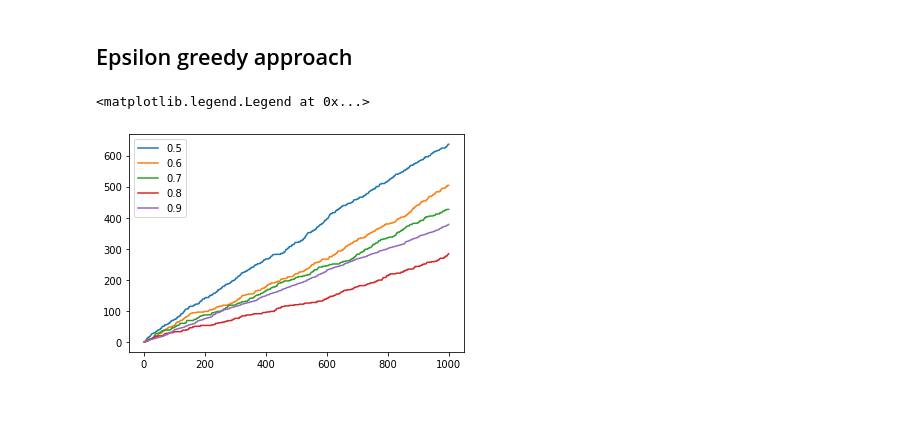
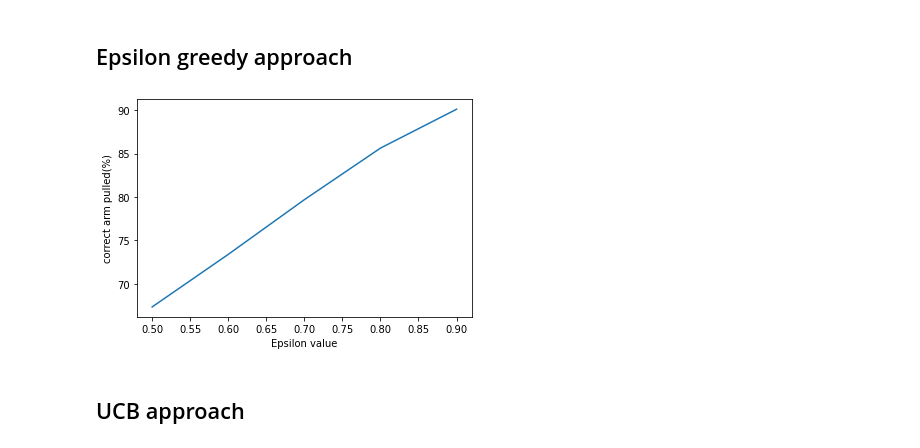
Before and after one commit to AnkurSatya/Multi-agent-systems, a Jupyter notebook: 4/Bandit_problem.ipynb, the cells around one changed output. Cells and saved outputs as stored; diff of their text form; code cells hidden in the pictures; blank space fills up the shorter version.

```diff
--- a/4/Bandit_problem.ipynb
+++ b/4/Bandit_problem.ipynb
@@ -75,37 +113,36 @@ class MultiArmedBandit:
 num_arms = 5
 means = np.random.uniform(0, 6, num_arms)
 stds = [1]*num_arms
+num_experiments = 100
+num_iterations = 1000
 
 strategy="epsilon_greedy"
-num_experiments = 100
-num_iterations = 1000
 eps_values = 0.5 + 0.1 * np.arange(0, 5)
 
 expected_regret_cumsum_values = dict()
+expected_lai_robbins_values = dict()
+correct_arms_pulled = dict()
 
 multi_bandit = MultiArmedBandit(num_arms=num_arms, means=means, stds=stds)
 
 for eps in eps_values:
     all_exps_regret_cumsum = []
+    all_exps_lai_robbins = []
+    all_exps_correct_arms_pulled = []
     for num_exp in range(1, num_experiments+1):
         for i in range(num_iterations):
             multi_bandit.sample(multi_bandit.action_selection(strategy=strategy, eps=eps))
 
-            expected_regret_cumsum_values[eps] = multi_bandit.get_regret_cumsum()
+        all_exps_regret_cumsum.append(multi_bandit.get_regret_cumsum())
+        all_exps_lai_robbins.append(multi_bandit.get_lai_robbins_values())
 
-#         if num_exp == 1:
-#             new_expected_regret_cumsum = new_regret_cumsum
-#         else:
-#             new_expected_regret_cumsum = [1.0*(old_mean*(num_exp-1) + new_val)/num_exp for new_val,
-#                                           old_mean in zip(new_regret_cumsum,
-#                                                           expected_regret_cumsum_values[eps])]
+        all_exps_correct_arms_pulled.append(round(
+            100.0*multi_bandit.arms_pulled[multi_bandit.optimal_action]/num_iterations, 2))
+        multi_bandit.reset()
 
-        multi_bandit.reset()
+    all_exps_regret_cumsum = np.array(all_exps_regret_cumsum)
+    all_exps_lai_robbins = np.array(all_exps_lai_robbins)
+
+    expected_regret_cumsum_values[eps] = np.mean(all_exps_regret_cumsum, axis=0)
+    expected_lai_robbins_values[eps] = np.mean(all_exps_lai_robbins, axis=0)
+    correct_arms_pulled[eps] = np.mean(all_exps_correct_arms_pulled)
-# %%
-for key, value in regret_cumsum_values.items():
-    plt.plot(np.arange(1, num_iterations+1), value, label=key)
-
-plt.legend()
-# %% [output]
-<matplotlib.legend.Legend at 0x...>
-[figure, removed]
@@ -113,0 +152,10 @@ plt
+# %%
+keys, values = correct_arms_pulled.keys(), correct_arms_pulled.values()
+plt.plot(keys, values)
+plt.xlabel("Epsilon value")
+plt.ylabel("correct arm pulled(%)")
+plt.savefig("eps-vs-correct_arm_pulled.jpg", dpi=500)
+# %% [output]
+[figure, added]
+# %% [markdown]
+## UCB approach
```
Also changed, not shown: parts of 9 cells of this notebook, 5 other files.
